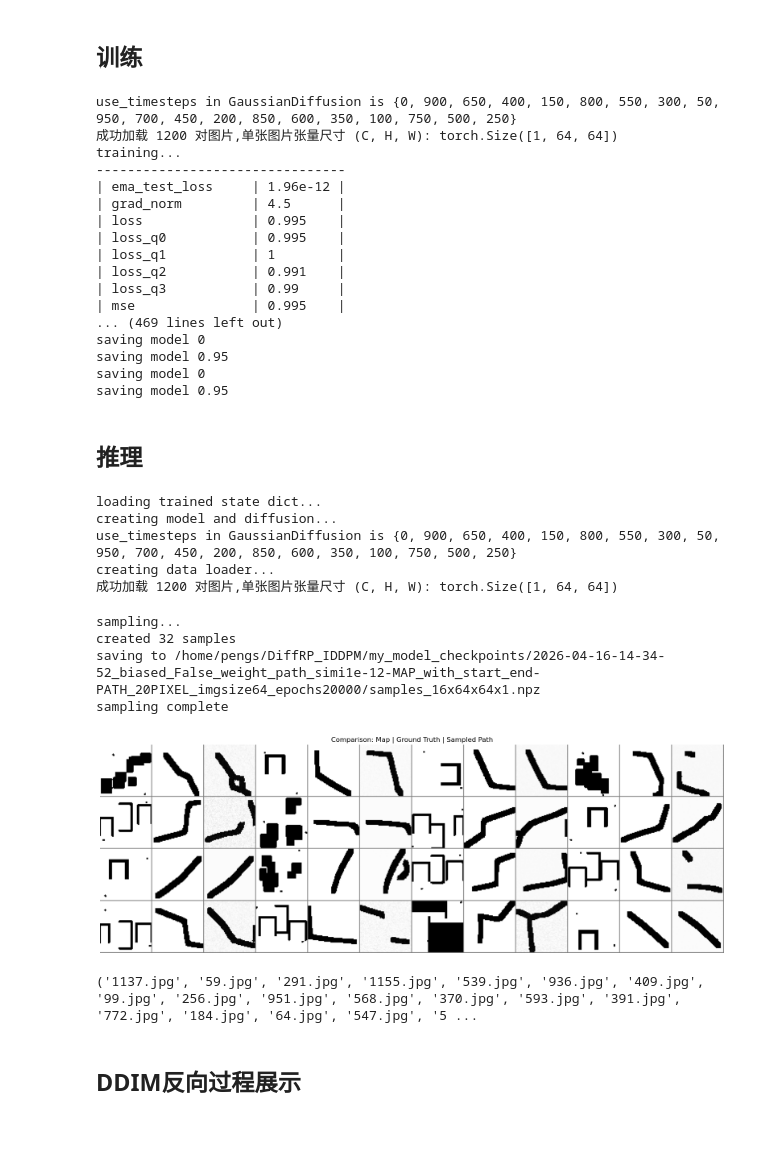
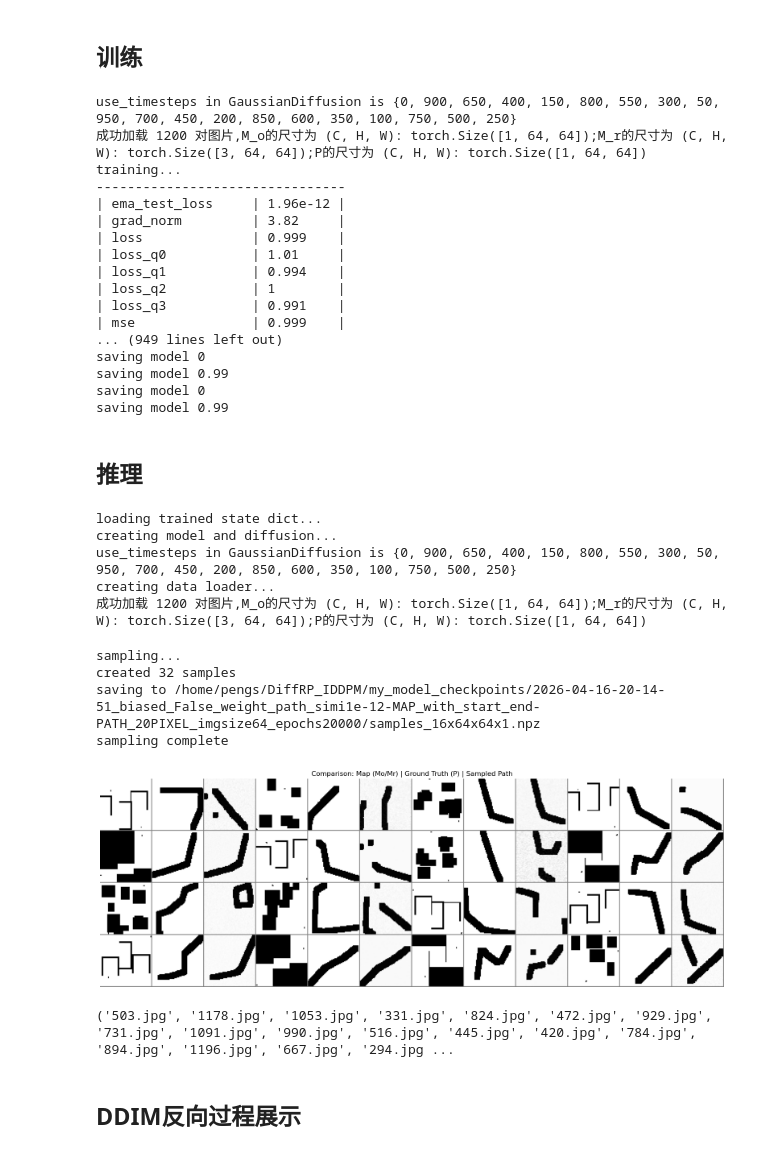
Before and after one commit to Pengskr/IDDPM, a Jupyter notebook: scripts/main.ipynb, the cells around one changed output. Saved outputs shown, nothing was run; the diff lists cells and outputs as text; code cells hidden in the pictures.

```diff
--- a/scripts/main.ipynb
+++ b/scripts/main.ipynb
@@ -34,7 +34,6 @@ def create_argparser():
         num_images_train = 12000,
 
         root_folder_data_sample = Path('../datasets/PPD/test/UNSEEN'),
-        # root_folder_data_sample = Path('../datasets/PPD/train'),
         folder_Mo_sample ='MAP_with_start_end',
         folder_P_sample ='PATH_20PIXEL',
         num_images_sample = 1200,
@@ -43,13 +42,14 @@ def create_argparser():
         image_size=64,
         biased_initialization = False,  # 是否使用 偏置初始化-范式P2
         weight_path_similarity = 1e-12,   # 新增 路径相似度损失，要求恢复的图像和路径尽可能相似
+        use_Mr = False,                  # U-Net的输入：Mr，否则默认为M_o
 
         schedule_sampler="loss-second-moment",
         lr=1e-4,                        # Adamw的学习率
         weight_decay=0.0,               # Adamw的权重衰减
         lr_anneal_steps=20000,
         microbatch=-1,                  # -1 disables microbatches
-        ema_rate="0.95",                # comma-separated list of EMA values
+        ema_rate="0.99",                # comma-separated list of EMA values
         resume_checkpoint="",
         use_fp16=False,
         fp16_scale_growth=1e-3,
@@ -68,8 +68,8 @@ if "OPENAI_LOGDIR" not in os.environ:
     os.environ["OPENAI_LOGDIR"] = os.path.join(os.path.expanduser("~/DiffRP_IDDPM/my_model_checkpoints"), subdir)
 
 
-args.log_interval=args.lr_anneal_steps/20
-args.save_interval=args.lr_anneal_steps/20
+args.log_interval=args.lr_anneal_steps/40
+args.save_interval=args.lr_anneal_steps/40
 
 train = True
 # train = False
@@ -113,7 +113,7 @@ _, diffusion_sample = create_model_and_diffusion(
 )
 # 固定M_o
 dataloader_sample = get_dataloader(args.root_folder_data_sample, args.folder_Mo_sample, args.folder_P_sample, args.num_images_sample, args.batch_size, args.image_size, shuffle = False)
-sample_M_o, sample_P, _, _ = next(iter(dataloader_sample))
+sample_Mo, sample_Mr, sample_P, _, _ = next(iter(dataloader_sample))
 
 if train:
     logger.log("training...")
@@ -121,7 +121,8 @@ if train:
         model=model_train,
         diffusion=diffusion_train,
         sample_diffusion = diffusion_sample,
-        sample_M_o = sample_M_o,
+        sample_Mo = sample_Mo,
+        sample_Mr = sample_Mr,
         sample_P = sample_P,
         data=yield_dataloader(dataloader_train),          # 训练数据的生成器，提供训练过程中需要的图像和对应的条件信息（如果有的话）
         batch_size=args.batch_size,
@@ -136,25 +137,26 @@ if train:
         schedule_sampler=schedule_sampler,          # 重要性采样器的类型，默认是 "uniform"，表示在训练过程中均匀地采样时间步长。其他选项可能包括 "loss-second-moment"，它根据模型在不同时间步长上的损失来调整采样概率，以提高训练效率。
         weight_decay=args.weight_decay,             # AdamW优化器中的权重衰减（Weight Decay）参数，控制模型参数更新时的L2正则化强度，增加权重衰减可以帮助模型防止过拟合，但过高的权重衰减可能会导致模型欠拟合。
         lr_anneal_steps=args.lr_anneal_steps,       # 如果 lr_anneal_steps 设为 0（默认通常如此），训练循环将永远运行下去，直到你手动停止。
+        use_Mr = args.use_Mr,
     ).run_loop()
 # %% [output]
 use_timesteps in GaussianDiffusion is {0, 900, 650, 400, 150, 800, 550, 300, 50, 950, 700, 450, 200, 850, 600, 350, 100, 750, 500, 250}
-成功加载 1200 对图片,单张图片张量尺寸 (C, H, W): torch.Size([1, 64, 64])
+成功加载 1200 对图片,M_o的尺寸为 (C, H, W): torch.Size([1, 64, 64]);M_r的尺寸为 (C, H, W): torch.Size([3, 64, 64]);P的尺寸为 (C, H, W): torch.Size([1, 64, 64])
 training...
 --------------------------------
 | ema_test_loss     | 1.96e-12 |
-| grad_norm         | 4.5      |
-| loss              | 0.995    |
-| loss_q0           | 0.995    |
-| loss_q1           | 1        |
-| loss_q2           | 0.991    |
-| loss_q3           | 0.99     |
-| mse               | 0.995    |
-... (469 lines left out)
+| grad_norm         | 3.82     |
+| loss              | 0.999    |
+| loss_q0           | 1.01     |
+| loss_q1           | 0.994    |
+| loss_q2           | 1        |
+| loss_q3           | 0.991    |
+| mse               | 0.999    |
+... (949 lines left out)
 saving model 0
-saving model 0.95
+saving model 0.99
 saving model 0
-saving model 0.95
+saving model 0.99
 # %% [markdown]
 ## 推理
 # %%
@@ -184,7 +186,7 @@ model.eval()
 
 logger.log("creating data loader...")
 dataloader = get_dataloader(args.root_folder_data_sample, args.folder_Mo_sample, args.folder_P_sample, args.num_images_sample, args.batch_size, args.image_size)
-M_o, P, _, img_name = next(iter(dataloader))
+M_o, M_r, P, _, img_name = next(iter(dataloader))
 
 logger.log("sampling...")
 all_images = []
@@ -202,6 +204,7 @@ while len(all_images) * args.batch_size < args.num_samples:
     sample = sample_fn(
         model,
         M_o,
+        M_r if args.use_Mr else M_o,
         (args.batch_size, 1, args.image_size, args.image_size),
         clip_denoised=args.clip_denoised,
         model_kwargs=model_kwargs,
@@ -219,38 +222,38 @@ while len(all_images) * args.batch_size < args.num_samples:
         ]
         dist.all_gather(gathered_labels, classes)
         all_labels.extend([labels.cpu().numpy() for labels in gathered_labels])
     logger.log(f"created {len(all_images) * args.batch_size} samples")
 
 arr = np.concatenate(all_images, axis=0)
 arr = arr[: args.num_samples]
 if args.class_cond:
     label_arr = np.concatenate(all_labels, axis=0)
     label_arr = label_arr[: args.num_samples]
 if dist.get_rank() == 0:
     shape_str = "x".join([str(x) for x in arr.shape])
     out_path = os.path.join(logger.get_dir(), f"samples_{shape_str}.npz")
     logger.log(f"saving to {out_path}")
     if args.class_cond:
         np.savez(out_path, arr, label_arr)
     else:
         np.savez(out_path, arr)
 
 dist.barrier()
 logger.log("sampling complete")
 
-show_samples(args, arr, M_o, P, img_name)
+show_samples(args, arr, M_r if args.use_Mr else M_o, P, img_name)
 # %% [output]
 loading trained state dict...
 creating model and diffusion...
 use_timesteps in GaussianDiffusion is {0, 900, 650, 400, 150, 800, 550, 300, 50, 950, 700, 450, 200, 850, 600, 350, 100, 750, 500, 250}
 creating data loader...
-成功加载 1200 对图片,单张图片张量尺寸 (C, H, W): torch.Size([1, 64, 64])
+成功加载 1200 对图片,M_o的尺寸为 (C, H, W): torch.Size([1, 64, 64]);M_r的尺寸为 (C, H, W): torch.Size([3, 64, 64]);P的尺寸为 (C, H, W): torch.Size([1, 64, 64])
 sampling...
 created 32 samples
-saving to /home/pengs/DiffRP_IDDPM/my_model_checkpoints/2026-04-16-14-34-52_biased_False_weight_path_simi1e-12-MAP_with_start_end-PATH_20PIXEL_imgsize64_epochs20000/samples_16x64x64x1.npz
+saving to /home/pengs/DiffRP_IDDPM/my_model_checkpoints/2026-04-16-20-14-51_biased_False_weight_path_simi1e-12-MAP_with_start_end-PATH_20PIXEL_imgsize64_epochs20000/samples_16x64x64x1.npz
 sampling complete
-[figure, old version]
+[figure, new version]
-('1137.jpg', '59.jpg', '291.jpg', '1155.jpg', '539.jpg', '936.jpg', '409.jpg', '99.jpg', '256.jpg', '951.jpg', '568.jpg', '370.jpg', '593.jpg', '391.jpg', '772.jpg', '184.jpg', '64.jpg', '547.jpg', '5 ...
+('503.jpg', '1178.jpg', '1053.jpg', '331.jpg', '824.jpg', '472.jpg', '929.jpg', '731.jpg', '1091.jpg', '990.jpg', '516.jpg', '445.jpg', '420.jpg', '784.jpg', '894.jpg', '1196.jpg', '667.jpg', '294.jpg ...
 # %% [markdown]
 ## DDIM反向过程展示
 # %%
```
Also changed, not shown: parts of 2 cells of this notebook, 4 other files.
